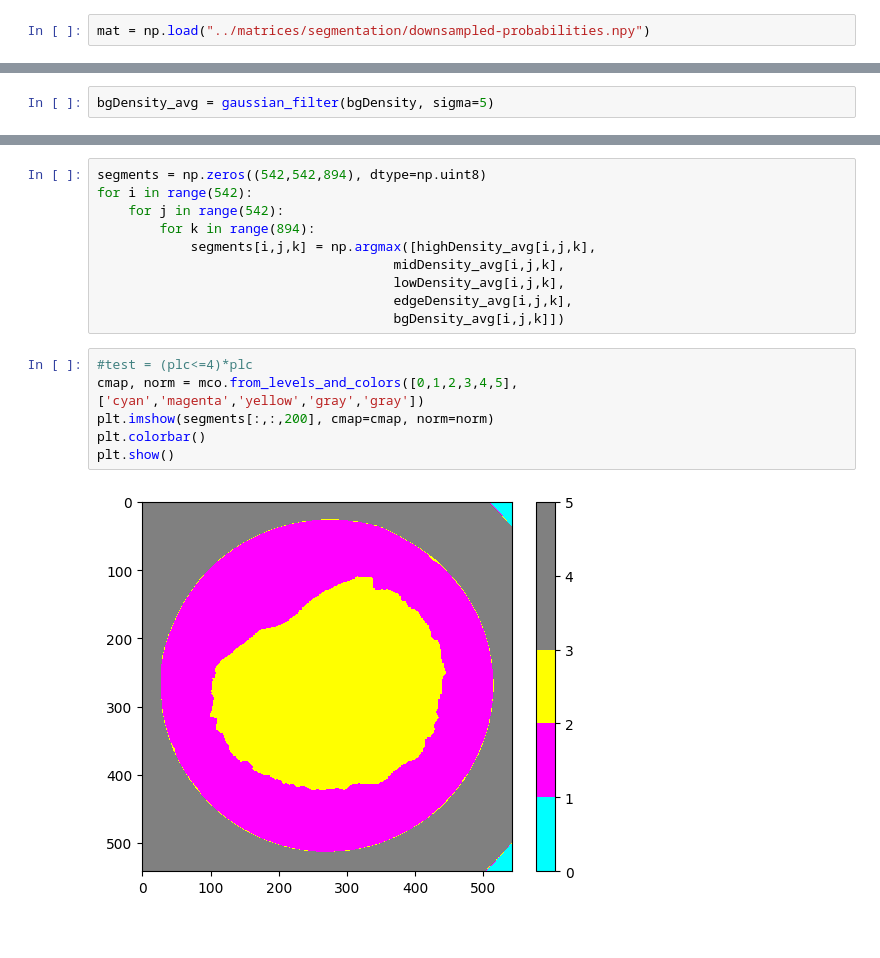
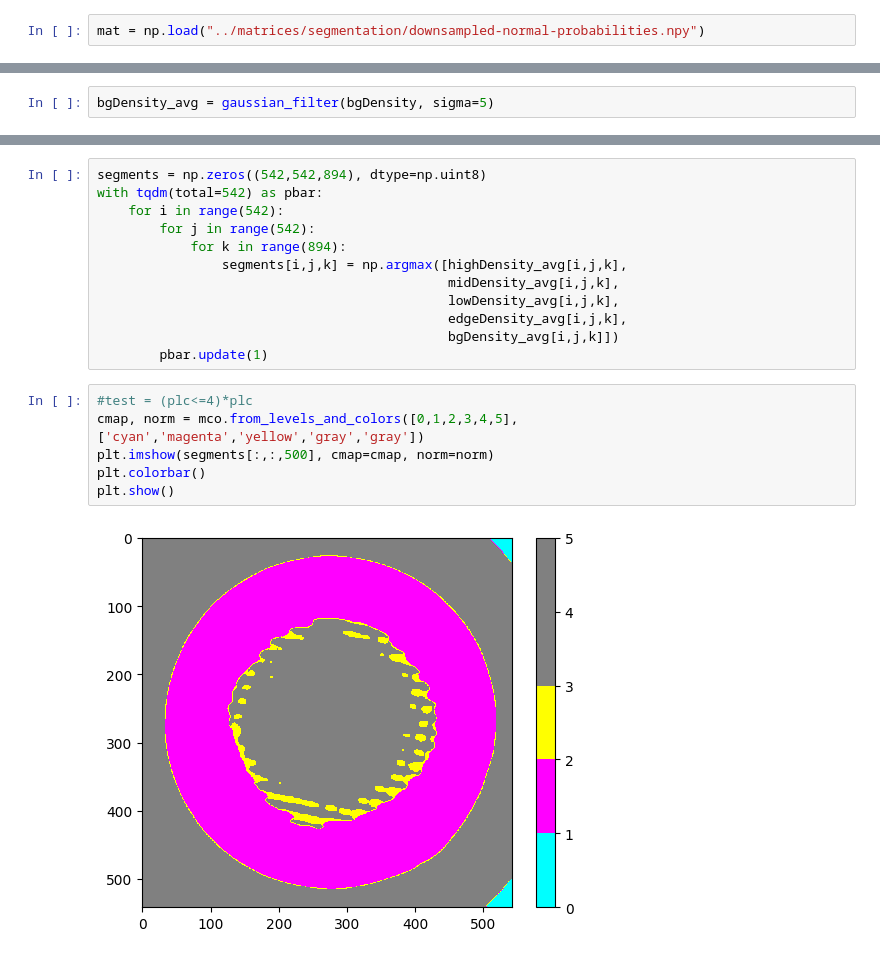
Before and after one commit to tpasfieldERAU/MA390-490_PNNL, a Jupyter notebook: segmentation/3d-conv.ipynb, the cells around one changed output, grey strips where cells are left out. Cells and saved outputs as stored; diff of their text form.

Commit message:
New attempt at segmentation

```diff
--- a/segmentation/3d-conv.ipynb
+++ b/segmentation/3d-conv.ipynb
@@ -6,7 +6,7 @@ import matplotlib.pyplot as plt
 import matplotlib.colors as mco
 from tqdm.notebook import tqdm
 # %%
-mat = np.load("../matrices/segmentation/downsampled-probabilities.npy")
+mat = np.load("../matrices/segmentation/downsampled-normal-probabilities.npy")
 # %%
 mat.shape
 # %% [output]
@@ -59,18 +59,20 @@ fig.show()
 # %%
 segments = np.zeros((542,542,894), dtype=np.uint8)
-for i in range(542):
-    for j in range(542):
-        for k in range(894):
-            segments[i,j,k] = np.argmax([highDensity_avg[i,j,k],
-                                      midDensity_avg[i,j,k],
-                                      lowDensity_avg[i,j,k],
-                                      edgeDensity_avg[i,j,k],
-                                      bgDensity_avg[i,j,k]])
+with tqdm(total=542) as pbar:
+    for i in range(542):
+        for j in range(542):
+            for k in range(894):
+                segments[i,j,k] = np.argmax([highDensity_avg[i,j,k],
+                                             midDensity_avg[i,j,k],
+                                             lowDensity_avg[i,j,k],
+                                             edgeDensity_avg[i,j,k],
+                                             bgDensity_avg[i,j,k]])
+        pbar.update(1)
 # %%
 #test = (plc<=4)*plc
 cmap, norm = mco.from_levels_and_colors([0,1,2,3,4,5], ['cyan','magenta','yellow','gray','gray'])
-plt.imshow(segments[:,:,200], cmap=cmap, norm=norm)
+plt.imshow(segments[:,:,500], cmap=cmap, norm=norm)
 plt.colorbar()
 plt.show()
 # %% [output]
-[figure, old version]
+[figure, new version]
```
Also changed, not shown: parts of 2 cells of this notebook, 1 other file.
